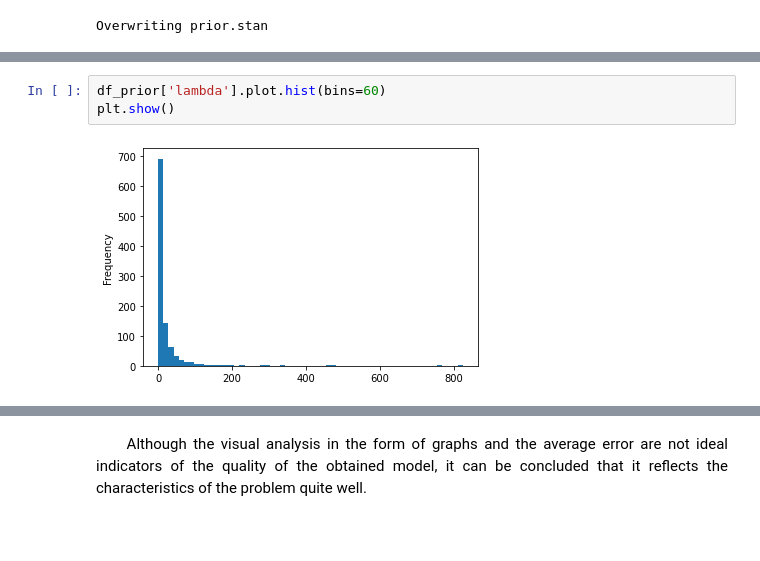
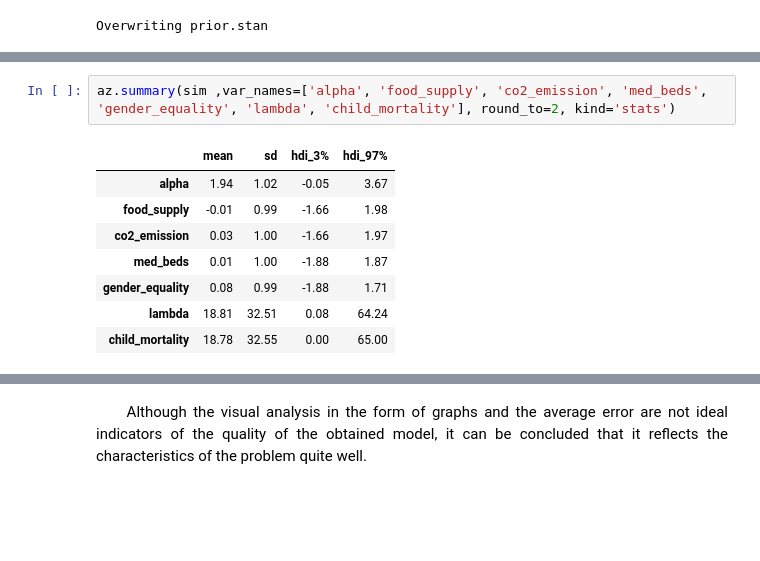
Before and after one commit to Norbert-Podgorski/Child-Mortality-Prediction-Bayesian-Model, a Jupyter notebook: report.ipynb, the cells around one changed output, grey strips where cells are left out. Saved outputs shown, nothing was run; the diff lists cells and outputs as text.

```diff
--- a/report.ipynb
+++ b/report.ipynb
@@ -766,9 +768,15 @@ df_prior
 1000 rows × 13 columns
-# %%
-df_prior['lambda'].plot.hist(bins=60)
-plt.show()
-# %% [output]
-[figure, removed]
+# %%
+az.summary(sim ,var_names=['alpha', 'food_supply', 'co2_emission', 'med_beds', 'gender_equality', 'lambda', 'child_mortality'], round_to=2, kind='stats')
+# %% [output]
+|  | mean | sd | hdi_3% | hdi_97% |
+| alpha | 1.94 | 1.02 | -0.05 | 3.67 |
+| food_supply | -0.01 | 0.99 | -1.66 | 1.98 |
+| co2_emission | 0.03 | 1.00 | -1.66 | 1.97 |
+| med_beds | 0.01 | 1.00 | -1.88 | 1.87 |
+| gender_equality | 0.08 | 0.99 | -1.88 | 1.71 |
+| lambda | 18.81 | 32.51 | 0.08 | 64.24 |
+| child_mortality | 18.78 | 32.55 | 0.00 | 65.00 |
 # %%
 df_prior['child_mortality'].plot.hist(bins=60)
 plt.show()
```
Also changed, not shown: parts of 20 cells of this notebook.
